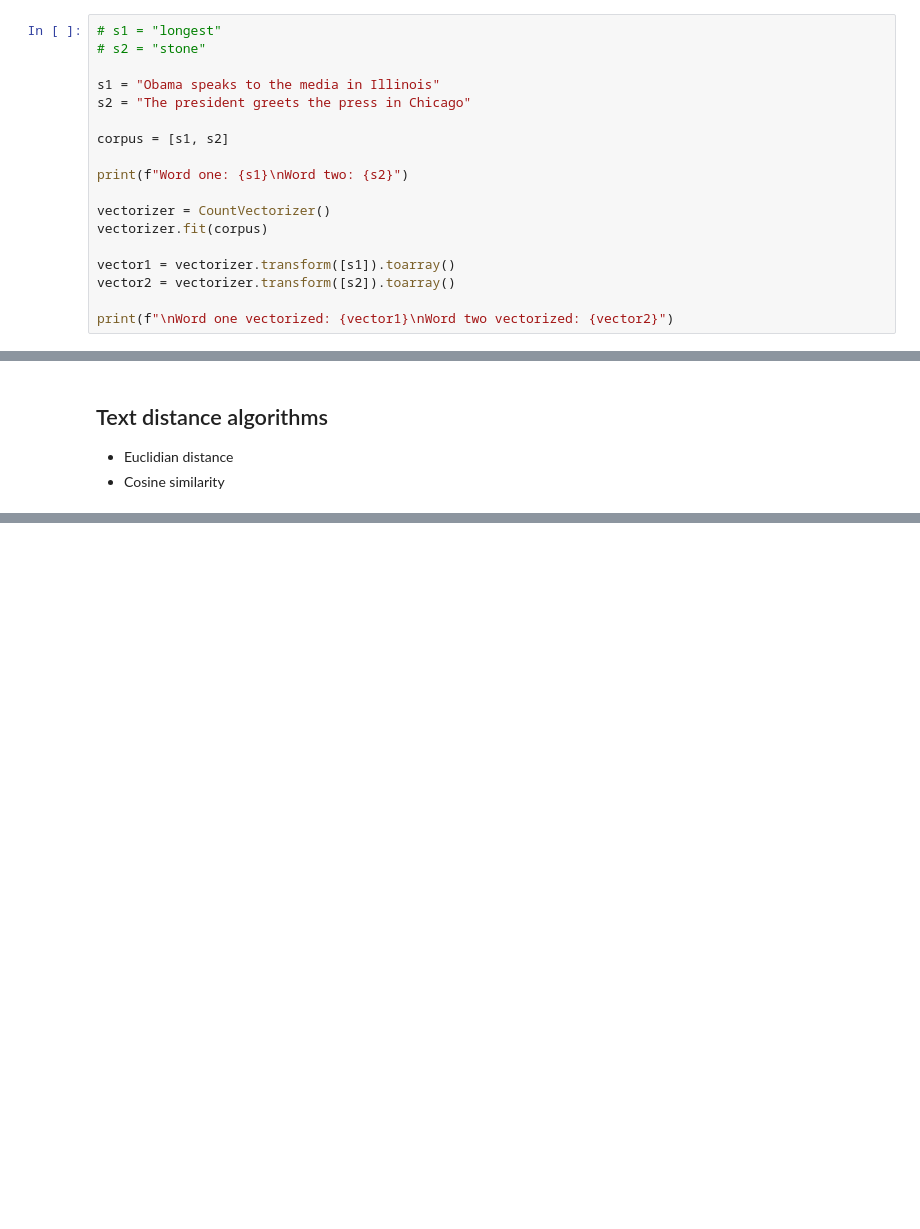
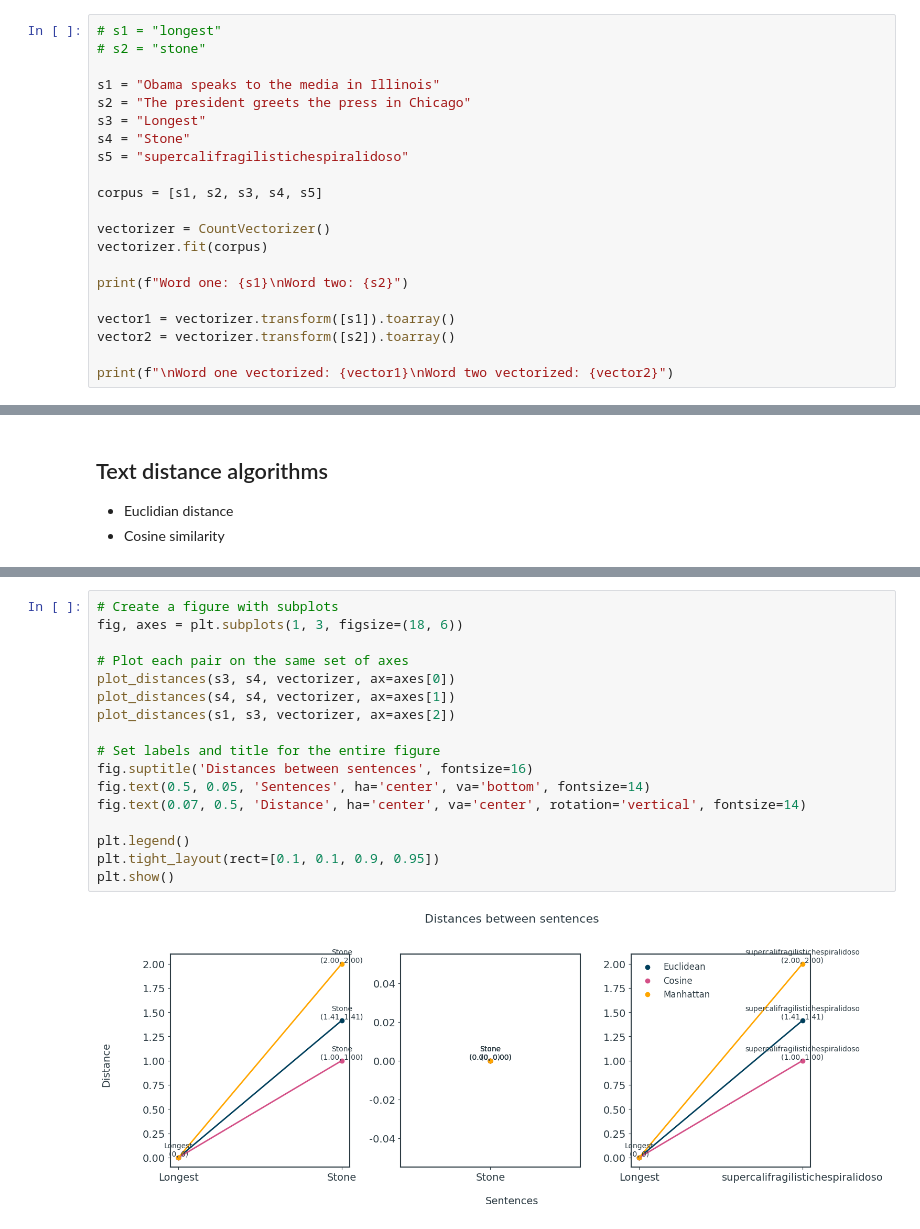
Before and after one commit to micheledinelli/text-distances, a Jupyter notebook: main.ipynb, the cells around one changed output, grey strips where cells are left out. Cells and saved outputs as stored; diff of their text form; blank space fills up the shorter version.

```diff
--- a/main.ipynb
+++ b/main.ipynb
@@ -18,13 +18,16 @@ colors = ["#003f5c", "#d45087", "#ffa600", "#665191", "#ff7c43", "#2f4b7c", "#f9
 
 s1 = "Obama speaks to the media in Illinois"
 s2 = "The president greets the press in Chicago"
+s3 = "Longest"
+s4 = "Stone"
+s5 = "supercalifragilistichespiralidoso"
 
-corpus = [s1, s2]
-
-print(f"Word one: {s1}\nWord two: {s2}")
+corpus = [s1, s2, s3, s4, s5]
 
 vectorizer = CountVectorizer()
 vectorizer.fit(corpus)
+
+print(f"Word one: {s1}\nWord two: {s2}")
 
 vector1 = vectorizer.transform([s1]).toarray()
 vector2 = vectorizer.transform([s2]).toarray()
@@ -106,0 +132,19 @@ plot_distances(s1, s2, vectorizer=vectorizer)
+# %%
+# Create a figure with subplots
+fig, axes = plt.subplots(1, 3, figsize=(18, 6))
+
+# Plot each pair on the same set of axes
+plot_distances(s3, s4, vectorizer, ax=axes[0])
+plot_distances(s4, s4, vectorizer, ax=axes[1])
+plot_distances(s1, s3, vectorizer, ax=axes[2])
+
+# Set labels and title for the entire figure
+fig.suptitle('Distances between sentences', fontsize=16)
+fig.text(0.5, 0.05, 'Sentences', ha='center', va='bottom', fontsize=14)
+fig.text(0.07, 0.5, 'Distance', ha='center', va='center', rotation='vertical', fontsize=14)
+
+plt.legend()
+plt.tight_layout(rect=[0.1, 0.1, 0.9, 0.95])
+plt.show()
+# %% [output]
+[figure, added]
```
Also changed, not shown: parts of 5 cells of this notebook, 1 other file.
